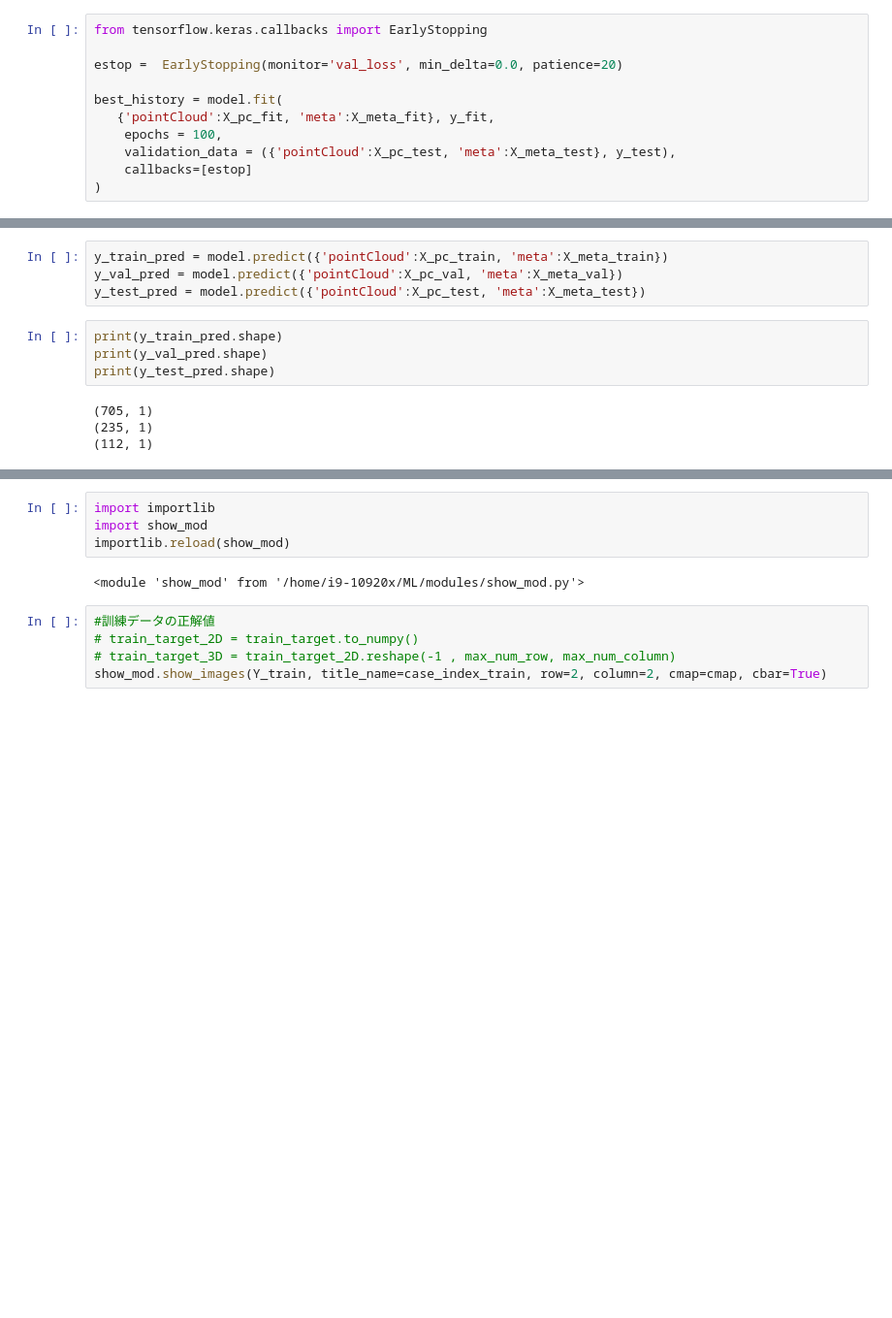
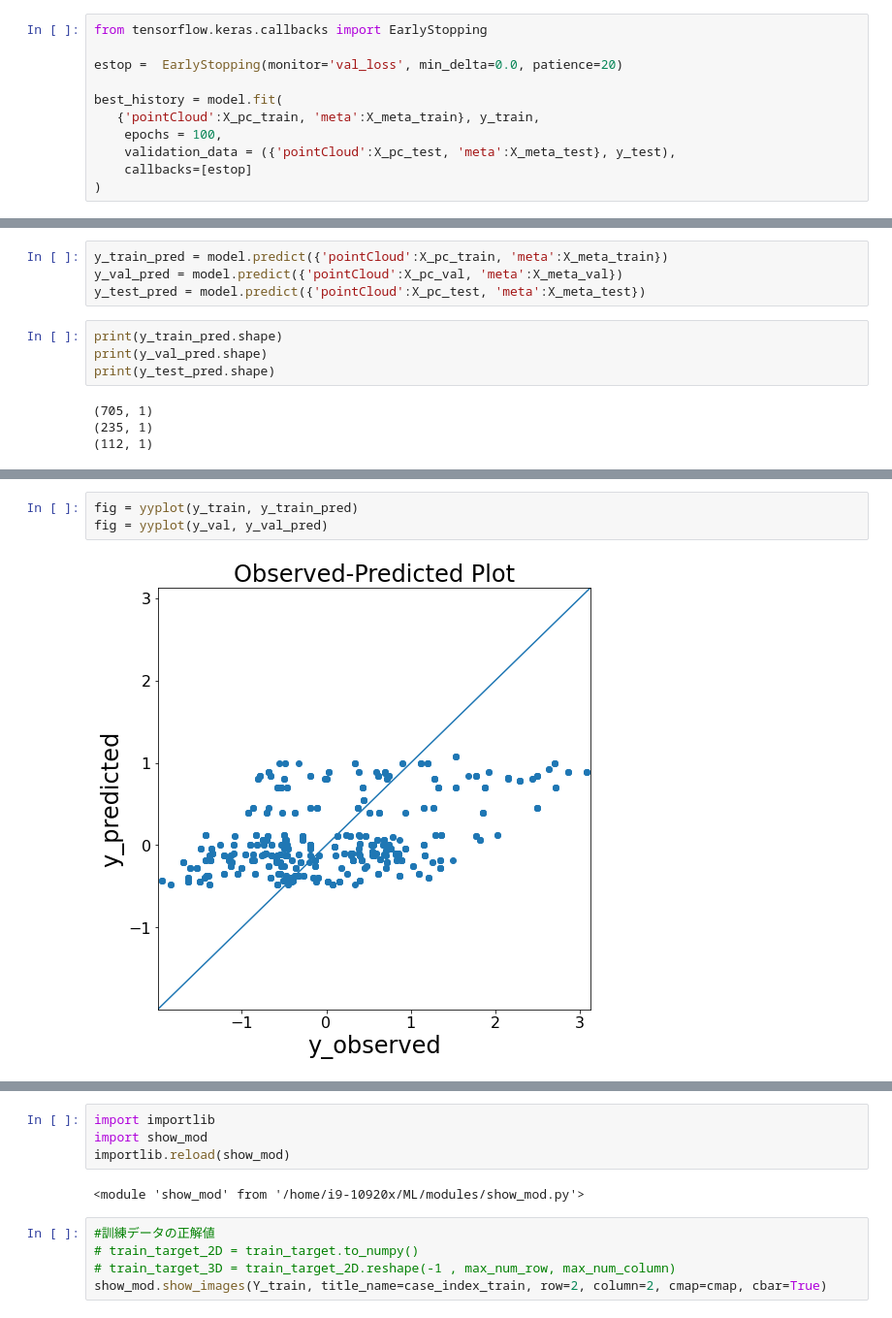
Before and after one commit to Enehentaro/MachineLearning, a Jupyter notebook: RoIPredictionWithPointNet_inRoom.ipynb, the cells around one changed output, grey strips where cells are left out. Shown: that part at 97% size. Drawn from its saved outputs; the diff is of its cells as text; blank space fills up the shorter version.

```diff
--- a/RoIPredictionWithPointNet_inRoom.ipynb
+++ b/RoIPredictionWithPointNet_inRoom.ipynb
@@ -798,7 +666,7 @@ from tensorflow.keras.callbacks import EarlyStopping
 estop =  EarlyStopping(monitor='val_loss', min_delta=0.0, patience=20)
 
 best_history = model.fit(
-   {'pointCloud':X_pc_fit, 'meta':X_meta_fit}, y_fit,
+   {'pointCloud':X_pc_train, 'meta':X_meta_train}, y_train,
     epochs = 100,
     validation_data = ({'pointCloud':X_pc_test, 'meta':X_meta_test}, y_test),
     callbacks=[estop]
@@ -882,0 +751,5 @@ fig = yyplot(y_test, y_test_pred)
+# %%
+fig = yyplot(y_train, y_train_pred)
+fig = yyplot(y_val, y_val_pred)
+# %% [output]
+[figure, added]
```
Also changed, not shown: parts of 24 cells of this notebook.
